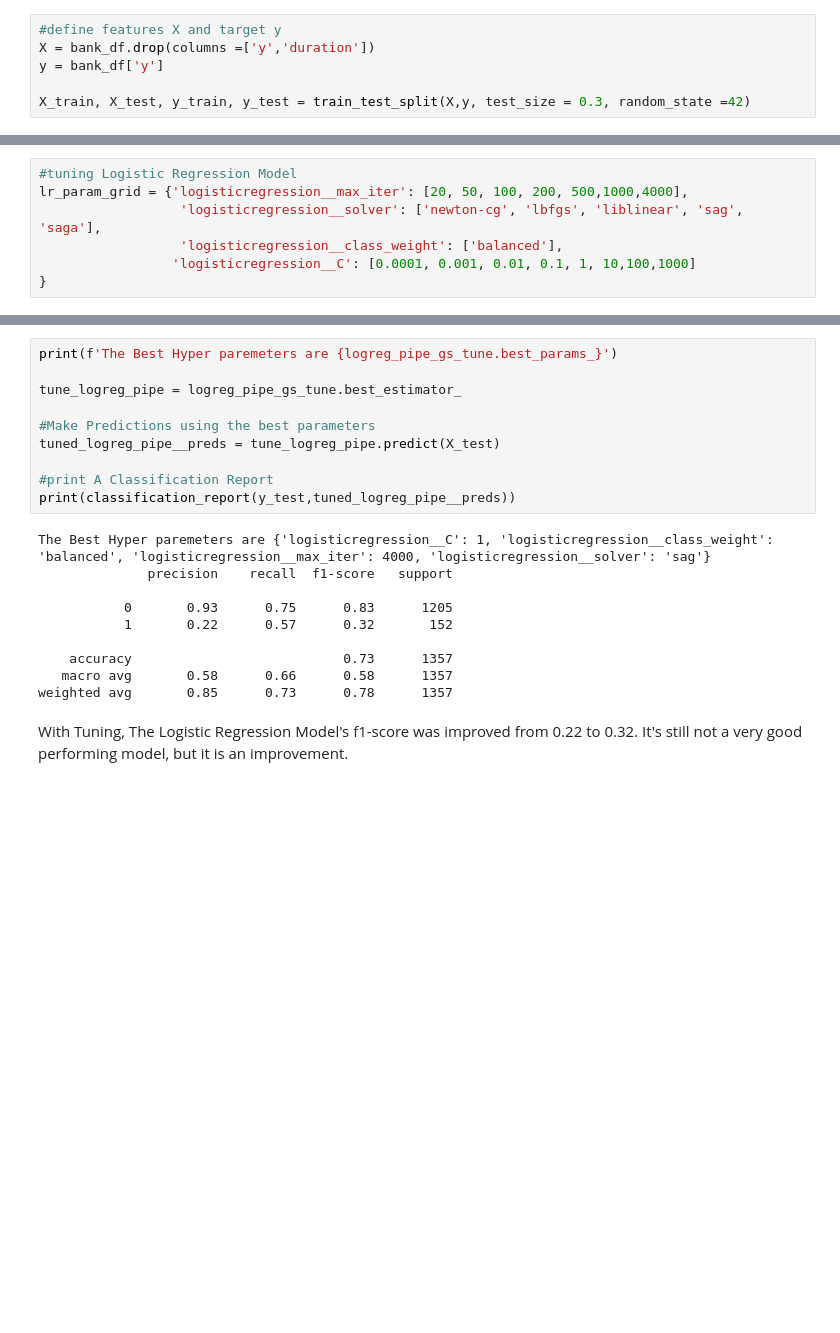
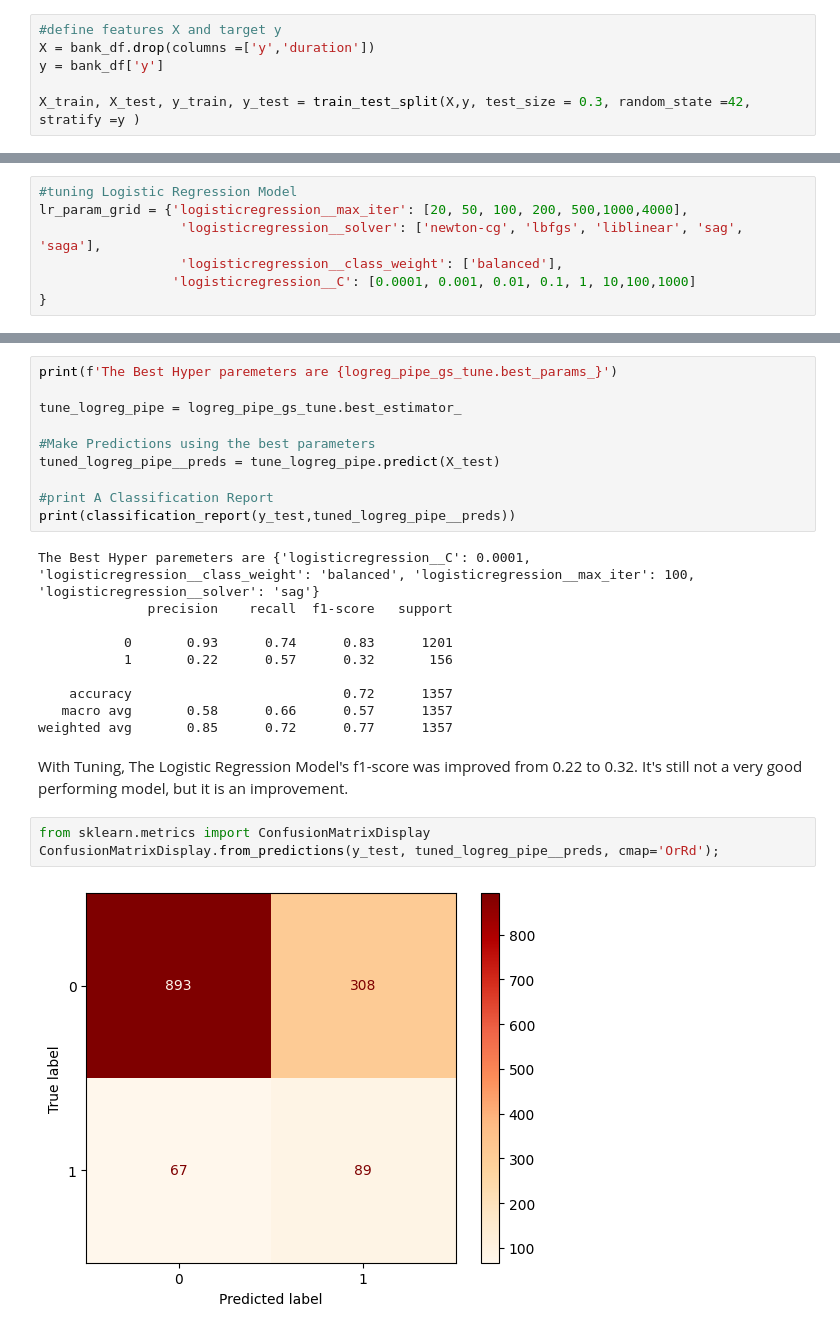
Before and after one commit to gatimo256/project2, a Jupyter notebook: Project_2_Part_4.ipynb, the cells around one changed output, grey strips where cells are left out. Cells and saved outputs as stored; diff of their text form; blank space fills up the shorter version.

```diff
--- a/Project_2_Part_4.ipynb
+++ b/Project_2_Part_4.ipynb
@@ -499,7 +499,7 @@ bank_df['y'] = bank_df['y'].replace({'no':0, 'yes':1})
 X = bank_df.drop(columns =['y','duration'])
 y = bank_df['y']
 
-X_train, X_test, y_train, y_test = train_test_split(X,y, test_size = 0.3, random_state =42)
+X_train, X_test, y_train, y_test = train_test_split(X,y, test_size = 0.3, random_state =42, stratify =y )
 # %%
 #create selector for Categorical values
 cat_selector = make_column_selector(dtype_include ='object')
@@ -1006,14 +1019,19 @@ tuned_logreg_pipe__preds = tune_logreg_pipe.predict(X_test)
 #print A Classification Report
 print(classification_report(y_test,tuned_logreg_pipe__preds))
 # %% [output]
-The Best Hyper paremeters are {'logisticregression__C': 1, 'logisticregression__class_weight': 'balanced', 'logisticregression__max_iter': 4000, 'logisticregression__solver': 'sag'}
+The Best Hyper paremeters are {'logisticregression__C': 0.0001, 'logisticregression__class_weight': 'balanced', 'logisticregression__max_iter': 100, 'logisticregression__solver': 'sag'}
               precision    recall  f1-score   support
 
-           0       0.93      0.75      0.83      1205
-           1       0.22      0.57      0.32       152
+           0       0.93      0.74      0.83      1201
+           1       0.22      0.57      0.32       156
 
-    accuracy                           0.73      1357
-   macro avg       0.58      0.66      0.58      1357
-weighted avg       0.85      0.73      0.78      1357
+    accuracy                           0.72      1357
+   macro avg       0.58      0.66      0.57      1357
+weighted avg       0.85      0.72      0.77      1357
 # %% [markdown]
 With Tuning, The Logistic Regression Model's f1-score was improved from 0.22 to  0.32. It's still not a very good performing model, but it is an improvement.
+# %%
+from sklearn.metrics import ConfusionMatrixDisplay
+ConfusionMatrixDisplay.from_predictions(y_test, tuned_logreg_pipe__preds, cmap='OrRd');
+# %% [output]
+[figure, added]
```
Also changed, not shown: parts of 20 cells of this notebook.
